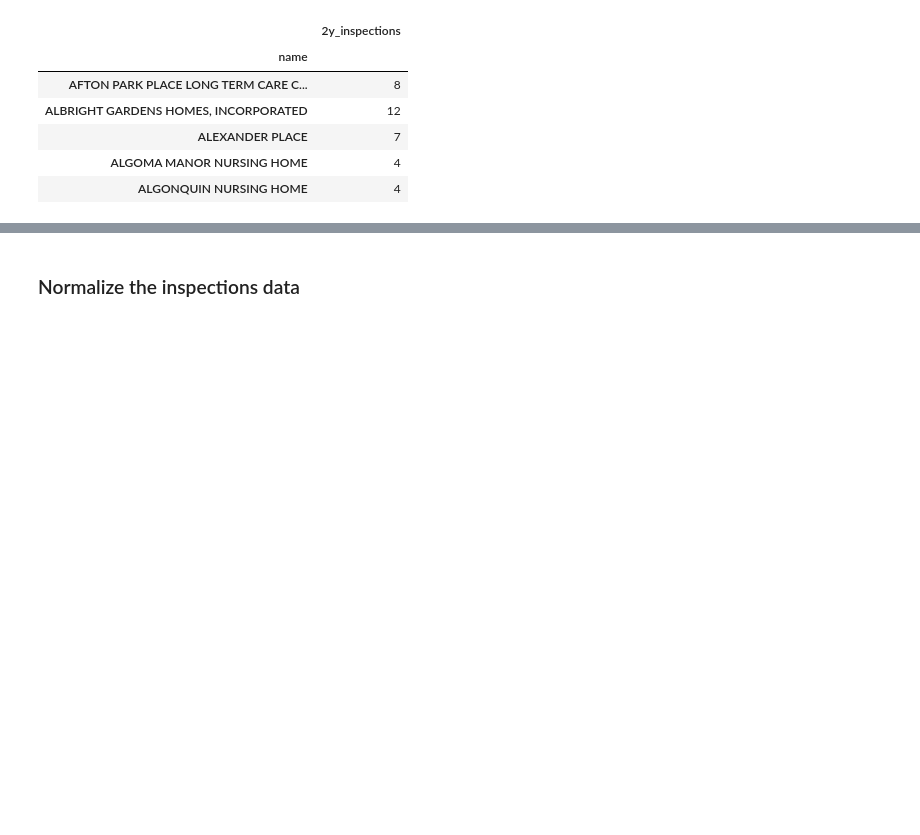
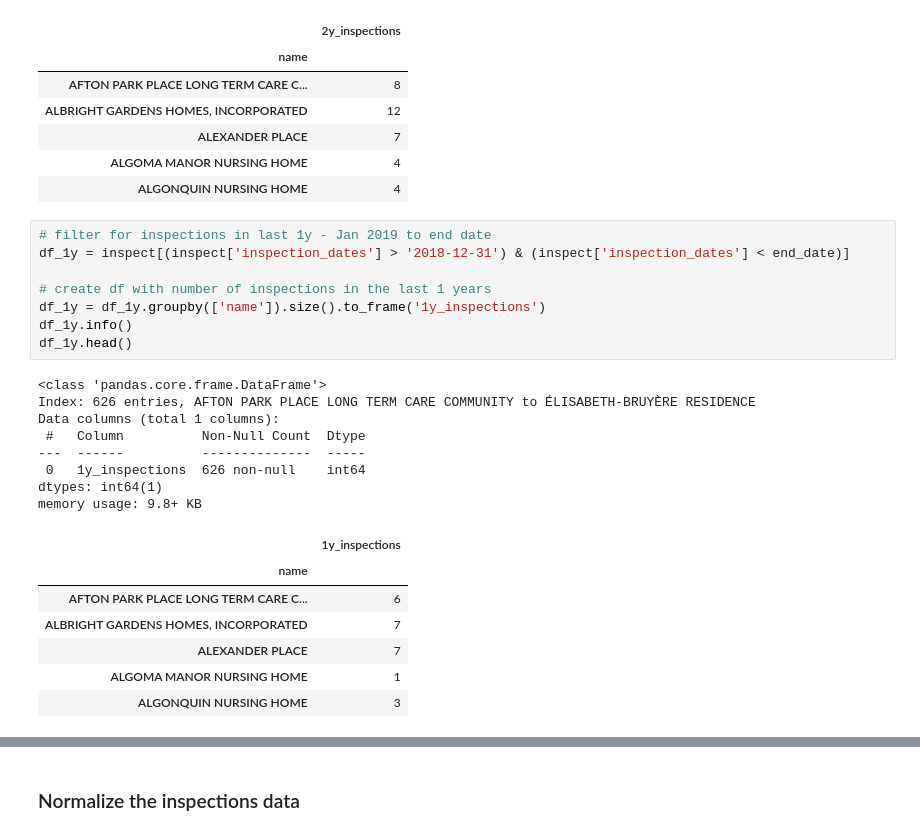
Before and after one commit to nganlyle/wrangle_covid, a Jupyter notebook: LTChomes_analysis_ON/webscraping/LTCgen_data_process.ipynb, the cells around one changed output, grey strips where cells are left out. Drawn from its saved outputs; the diff is of its cells as text; blank space fills up the shorter version.

```diff
--- a/LTChomes_analysis_ON/webscraping/LTCgen_data_process.ipynb
+++ b/LTChomes_analysis_ON/webscraping/LTCgen_data_process.ipynb
@@ -259,5 +259,29 @@ memory usage: 9.8+ KB
 | ALEXANDER PLACE | 7 |
 | ALGOMA MANOR NURSING HOME | 4 |
 | ALGONQUIN NURSING HOME | 4 |
+# %%
+# filter for inspections in last 1y - Jan 2019 to end date
+df_1y = inspect[(inspect['inspection_dates'] > '2018-12-31') & (inspect['inspection_dates'] < end_date)]
+
+# create df with number of inspections in the last 1 years
+df_1y = df_1y.groupby(['name']).size().to_frame('1y_inspections')
+df_1y.info()
+df_1y.head()
+# %% [output]
+<class 'pandas.core.frame.DataFrame'>
+Index: 626 entries, AFTON PARK PLACE LONG TERM CARE COMMUNITY to ÉLISABETH-BRUYÈRE RESIDENCE
+Data columns (total 1 columns):
+ #   Column          Non-Null Count  Dtype
+---  ------          --------------  -----
+ 0   1y_inspections  626 non-null    int64
+dtypes: int64(1)
+memory usage: 9.8+ KB
+|  | 1y_inspections |
+| name |  |
+| AFTON PARK PLACE LONG TERM CARE C... | 6 |
+| ALBRIGHT GARDENS HOMES, INCORPORATED | 7 |
+| ALEXANDER PLACE | 7 |
+| ALGOMA MANOR NURSING HOME | 1 |
+| ALGONQUIN NURSING HOME | 3 |
 # %%
 df_total.hist(column='total_inspections')
```
Also changed, not shown: parts of 15 cells of this notebook, 10 other files.
